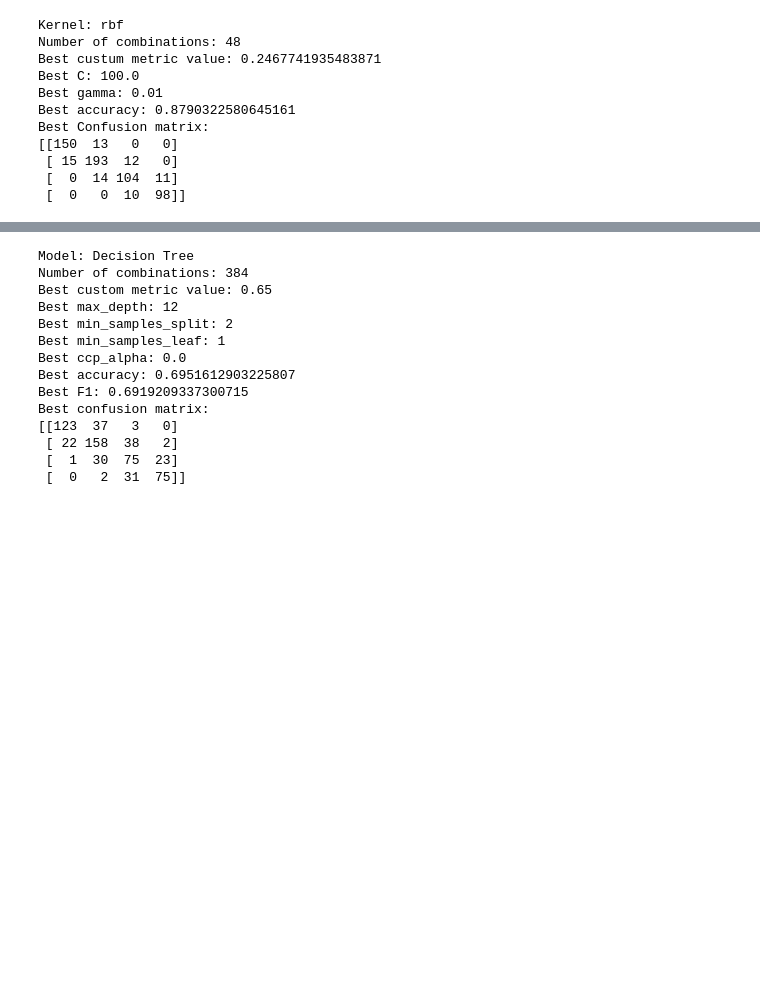
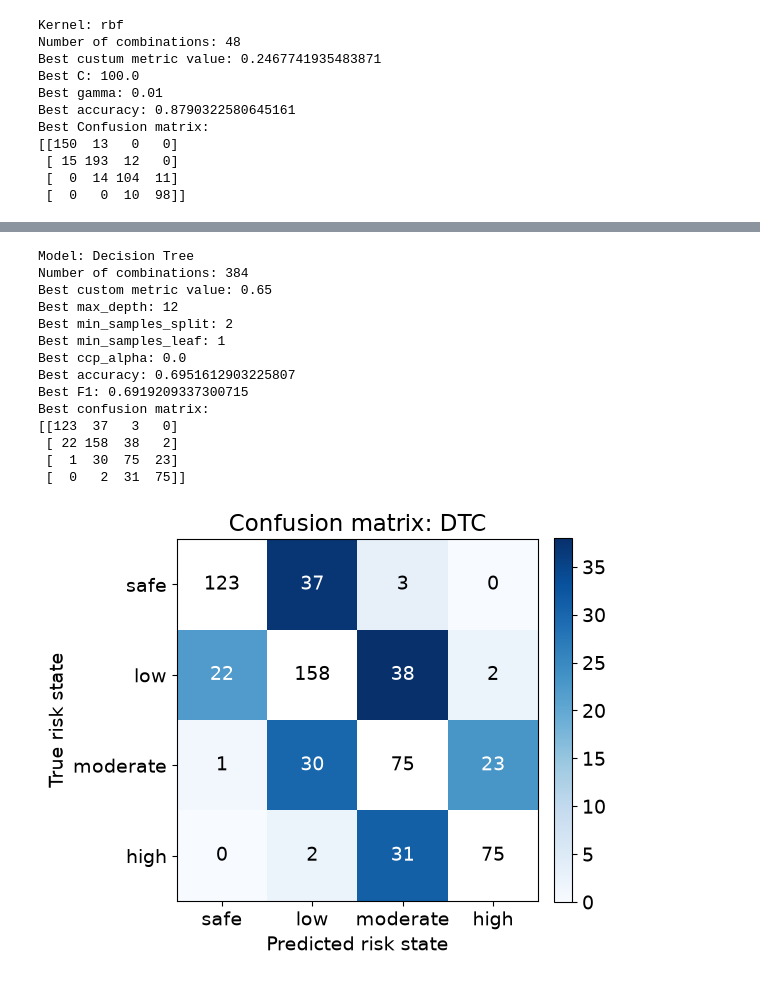
Before and after one commit to Hephaestois/ML4EE_project, a Jupyter notebook: risk_state_estimation.ipynb, the cells around one changed output, grey strips where cells are left out. Saved outputs shown, nothing was run; the diff lists cells and outputs as text; code cells hidden in the pictures; blank space fills up the shorter version.

```diff
--- a/risk_state_estimation.ipynb
+++ b/risk_state_estimation.ipynb
@@ -525,33 +593,36 @@ custum = np.array([r[9] for r in results_tree])
 
 # Find best combination based on custom metric (lower is better)
 best_idx = np.argmin(custum)
 
 print("Model: Decision Tree")
 print("Number of combinations:", len(acc))
 print("Best custom metric value:", custum[best_idx])
 print("Best max_depth:", depth_values[best_idx])
 print("Best min_samples_split:", split_values[best_idx])
 print("Best min_samples_leaf:", leaf_values[best_idx])
 print("Best ccp_alpha:", alpha_values[best_idx])
 print("Best accuracy:", acc[best_idx])
 print("Best F1:", f1[best_idx])
 print("Best confusion matrix:")
 print(conf[best_idx])
+
+plot_confusion(conf[best_idx], "DTC")
 # %% [output]
 Model: Decision Tree
 Number of combinations: 384
 Best custom metric value: 0.65
 Best max_depth: 12
 Best min_samples_split: 2
 Best min_samples_leaf: 1
 Best ccp_alpha: 0.0
 Best accuracy: 0.6951612903225807
 Best F1: 0.6919209337300715
 Best confusion matrix:
 [[123  37   3   0]
  [ 22 158  38   2]
  [  1  30  75  23]
  [  0   2  31  75]]
+[figure, added]
 # %%
 # MLP Classifier
 
```
Also changed, not shown: parts of 11 cells of this notebook, 19 other files.
